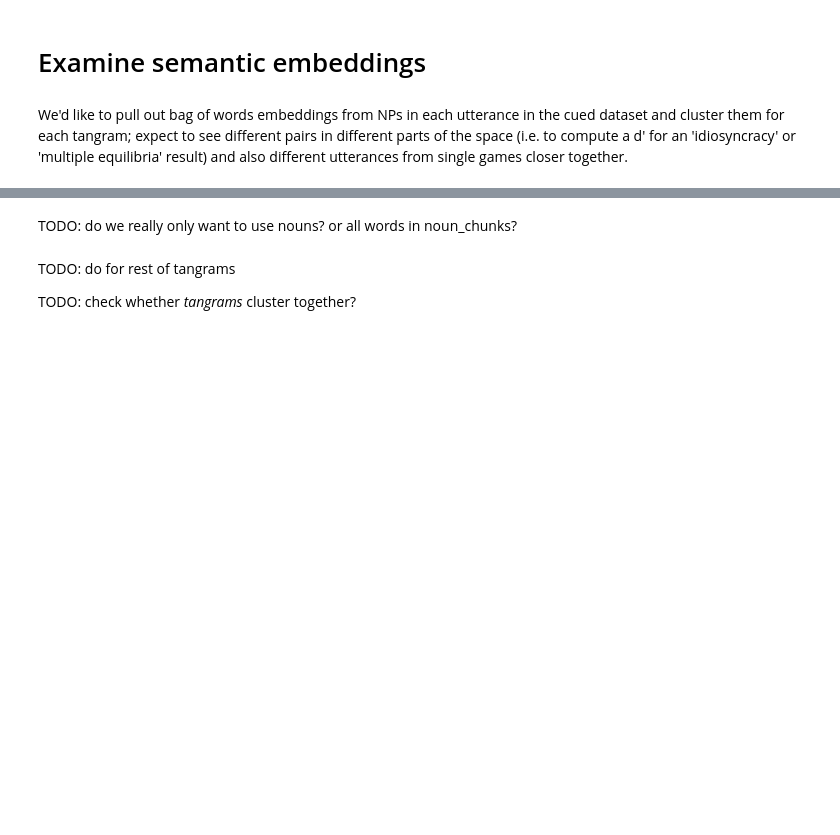
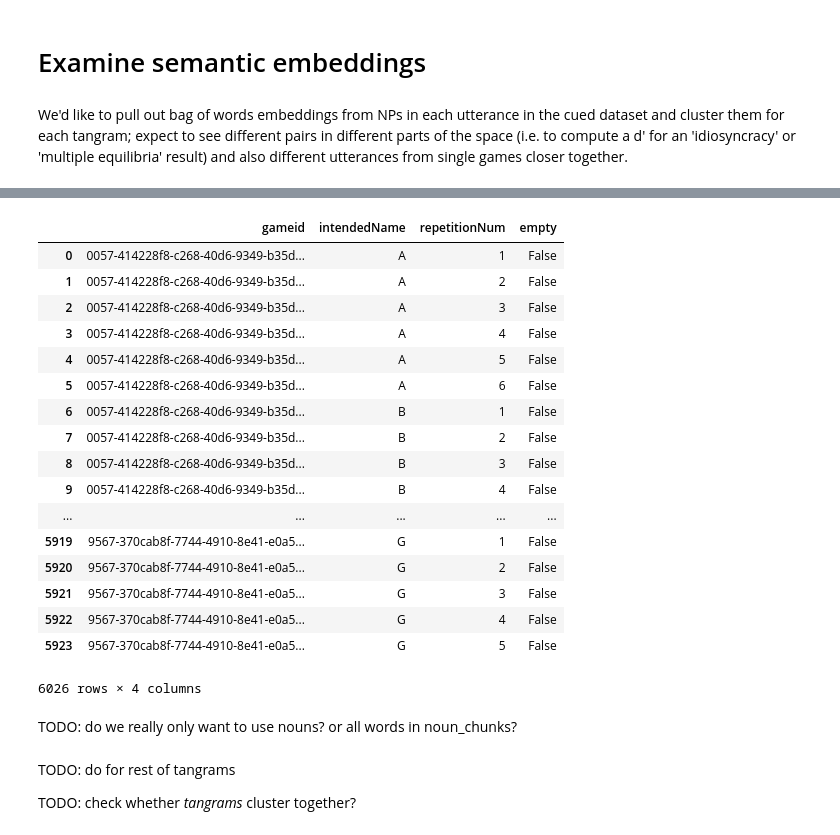
Before and after one commit to hawkrobe/tangrams, a Jupyter notebook: analysis/preprocessing.ipynb, the cells around one changed output, grey strips where cells are left out. Cells and saved outputs as stored; diff of their text form; code cells hidden in the pictures; blank space fills up the shorter version.

```diff
--- a/analysis/preprocessing.ipynb
+++ b/analysis/preprocessing.ipynb
@@ -130,11 +126,11 @@ d['doc'] = [nlp(text) for text in d['contents']]
 ## Get counts for each POS label
 # %%
 tag_dict = {}
-for doc in d['doc'] :
+for doc in d['text'] :
     for w in doc :
         if w.pos not in tag_dict :
             tag_dict[w.pos_] = w.pos
-d['posCounts'] = [doc.count_by(POS) for doc in d['doc']]
+d['posCounts'] = [doc.count_by(POS) for doc in d['text']]
 print(tag_dict)
 for posStr in ["NOUN", "DET", "PRON", "VERB", "ADJ", "CCONJ", "ADP"] :
     key_id = tag_dict[posStr]
@@ -144,5 +140,5 @@ for posStr in ["NOUN", "DET", "PRON", "VERB", "ADJ", "CCONJ", "ADP"] :
 # %%
-d['tokens'] = [[element.text for element in l] for l in d['doc']]
-d['pos'] = [[element.pos_ for element in l] for l in d['doc']]
-d['noun_chunks'] = [list(l.noun_chunks) for l in d['doc']]
-d['numWords'] = [len(l) for l in d['doc']]
+d['tokens'] = [[element.text for element in l] for l in d['text']]
+d['pos'] = [[element.pos_ for element in l] for l in d['text']]
+d['noun_chunks'] = [list(l.noun_chunks) for l in d['text']]
+d['numWords'] = [len([token for token in l if not token.is_punct]) for l in d['text']]
@@ -509,10 +481,26 @@ with open('PMIbootstrap.csv', 'w', newline='') as outfile:
 We'd like to pull out bag of words embeddings from NPs in each utterance in the cued dataset and cluster them for each tangram; expect to see different pairs in different parts of the space (i.e. to compute a d' for an 'idiosyncracy' or 'multiple equilibria' result) and also different utterances from single games closer together.
 # %%
 embedding_meta = (d
-               .query("taskVersion == 'cued' and role == 'director'")
+#               .query("taskVersion == 'cued' and role == 'director'")
                .sort_values(by = ['gameid', 'intendedName', 'repetitionNum'])
-               .loc[:, ['gameid', 'intendedName', 'repetitionNum', 'doc']])
+               .loc[:, ['gameid', 'intendedName', 'repetitionNum', 'text']])
 # %%
 asdf = np.array([]).reshape(0, 300)
 if asdf.size > 0 :
     print('woo')
+# %%
+meta = pd.DataFrame(columns = ['gameid', 'intendedName', 'repetitionNum', 'empty'])
+feats = np.array([]).reshape(0, 300)
+
+for name, group in (embedding_meta.groupby(['gameid', 'intendedName', 'repetitionNum'], as_index=False)) :
+    embedding = np.array([]).reshape(0, 300)
+    for doc in group.text :
+        for token in doc :
+            if token.pos_ in ['NOUN', 'VERB', 'ADJ'] and token.has_vector :
+                embedding = np.vstack((embedding, token.vector))
+    is_empty = embedding.size == 0
+    if is_empty :
+        print(group.text)
+    new_df = pd.DataFrame([list(name) + [is_empty]], columns = ['gameid', 'intendedName', 'repetitionNum', 'empty'])
+    meta = meta.append(new_df, ignore_index=True)
+    feats = np.vstack((feats, np.nanmean(embedding, axis = 0)))
@@ -519,17 +527,37 @@ if asdf.size > 0 :
 # %%
 meta = pd.DataFrame(columns = ['gameid', 'intendedName', 'repetitionNum', 'empty'])
 feats = np.array([]).reshape(0, 300)
 
 for name, group in (embedding_meta.groupby(['gameid', 'intendedName', 'repetitionNum'], as_index=False)) :
     embedding = np.array([]).reshape(0, 300)
-    for doc in group.doc :
+    for doc in group.text :
         for token in doc :
-            if token.pos_ == 'NOUN' and token.has_vector :
+            if token.pos_ in ['NOUN', 'VERB', 'ADJ'] and token.has_vector :
                 embedding = np.vstack((embedding, token.vector))
     is_empty = embedding.size == 0
+    if is_empty
     new_df = pd.DataFrame([list(name) + [is_empty]], columns = ['gameid', 'intendedName', 'repetitionNum', 'empty'])
     meta = meta.append(new_df, ignore_index=True)
     feats = np.vstack((feats, np.nanmean(embedding, axis = 0)))
+# %% [output]
+|  | gameid | intendedName | repetitionNum | empty |
+| 0 | 0057-414228f8-c268-40d6-9349-b35d... | A | 1 | False |
+| 1 | 0057-414228f8-c268-40d6-9349-b35d... | A | 2 | False |
+| 2 | 0057-414228f8-c268-40d6-9349-b35d... | A | 3 | False |
+| 3 | 0057-414228f8-c268-40d6-9349-b35d... | A | 4 | False |
+| 4 | 0057-414228f8-c268-40d6-9349-b35d... | A | 5 | False |
+| 5 | 0057-414228f8-c268-40d6-9349-b35d... | A | 6 | False |
+| 6 | 0057-414228f8-c268-40d6-9349-b35d... | B | 1 | False |
+| 7 | 0057-414228f8-c268-40d6-9349-b35d... | B | 2 | False |
+| 8 | 0057-414228f8-c268-40d6-9349-b35d... | B | 3 | False |
+| 9 | 0057-414228f8-c268-40d6-9349-b35d... | B | 4 | False |
+| ... | ... | ... | ... | ... |
+| 5919 | 9567-370cab8f-7744-4910-8e41-e0a5... | G | 1 | False |
+| 5920 | 9567-370cab8f-7744-4910-8e41-e0a5... | G | 2 | False |
+| 5921 | 9567-370cab8f-7744-4910-8e41-e0a5... | G | 3 | False |
+| 5922 | 9567-370cab8f-7744-4910-8e41-e0a5... | G | 4 | False |
+| 5923 | 9567-370cab8f-7744-4910-8e41-e0a5... | G | 5 | False |
+6026 rows × 4 columns
 # %%
 assert(feats.shape[0] == meta.shape[0])
 # %% [markdown]
```
Also changed, not shown: parts of 30 cells of this notebook.
